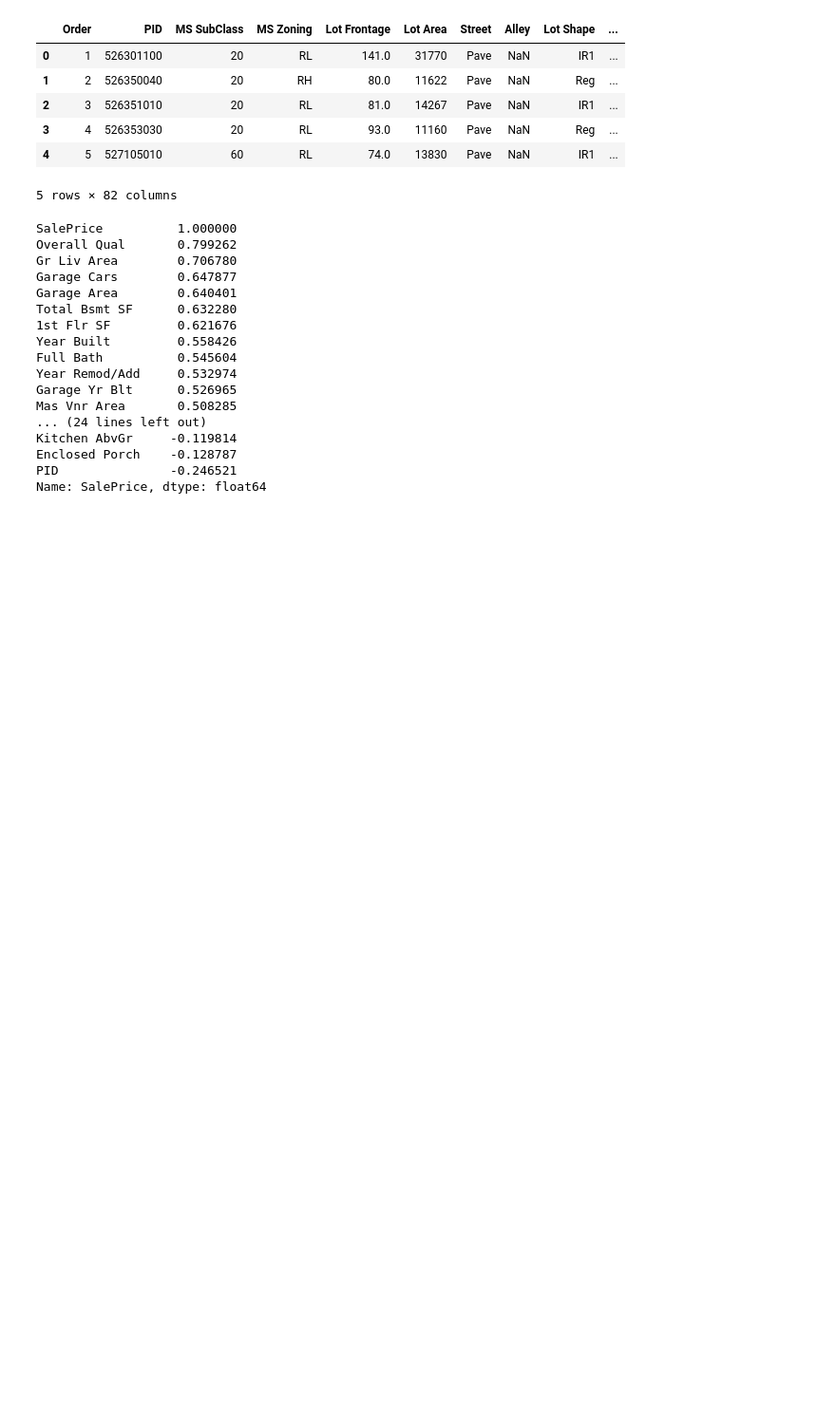
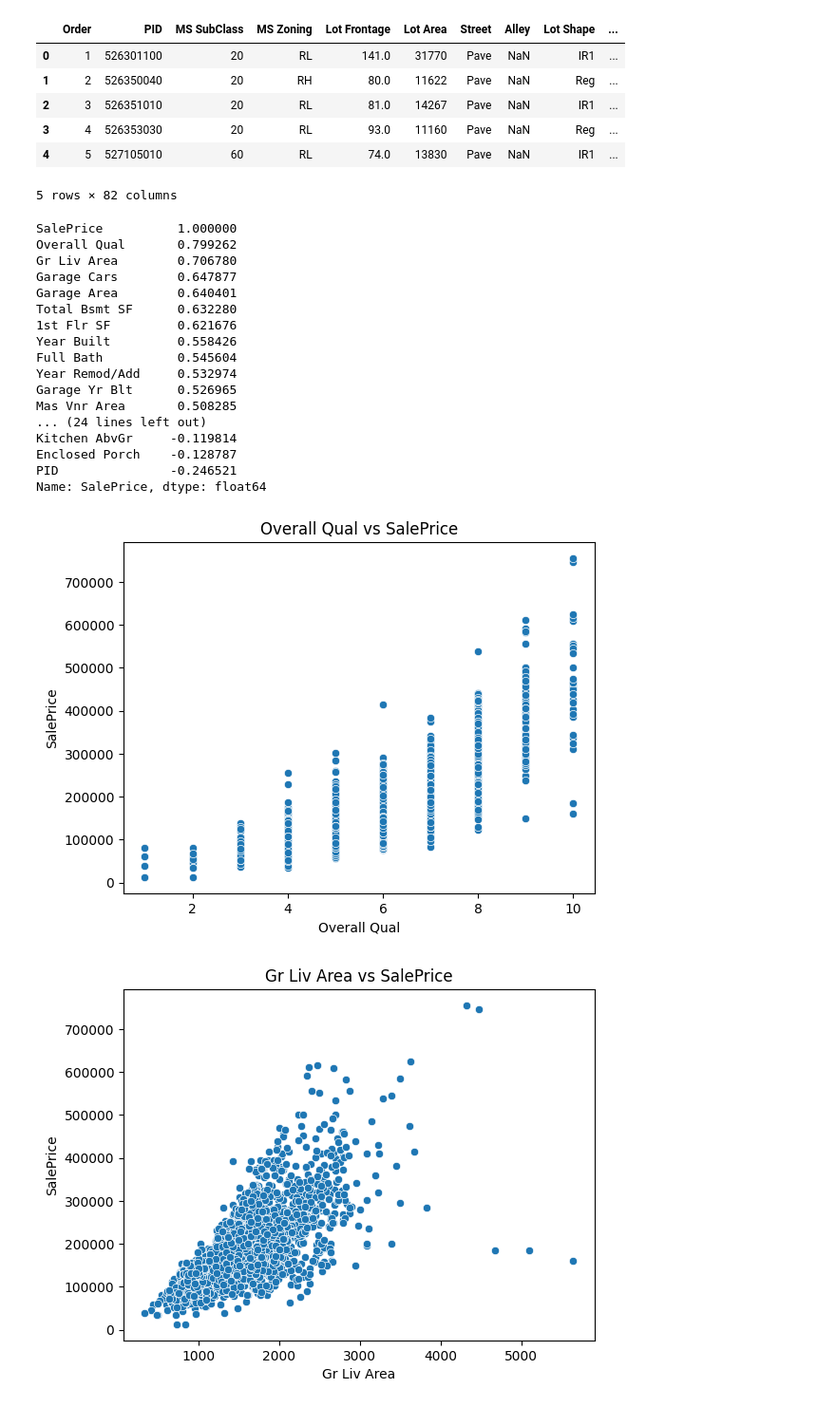
Before and after one commit to HMurawski/dump, a Jupyter notebook: dump_learning/random/refreshment/03.ipynb, the cells around one changed output. Shown at 95% size. Cells and saved outputs as stored; diff of their text form; code cells hidden in the pictures; blank space fills up the shorter version.

```diff
--- a/dump_learning/random/refreshment/03.ipynb
+++ b/dump_learning/random/refreshment/03.ipynb
@@ -44,3 +44,12 @@ Kitchen AbvGr     -0.119814
 Enclosed Porch    -0.128787
 PID               -0.246521
 Name: SalePrice, dtype: float64
+# %%
+important_features = ["Overall Qual", "Gr Liv Area", "Garage Cars", "Garage Area", "Total Bsmt SF"]
+for col in important_features:
+    sns.scatterplot(data=df, x=col, y="SalePrice")
+    plt.title(f"{col} vs SalePrice")
+    plt.show()
+# %% [output]
+[figure, added]
+[figure, added]
```
Also changed, not shown: parts of 22 cells of this notebook.
